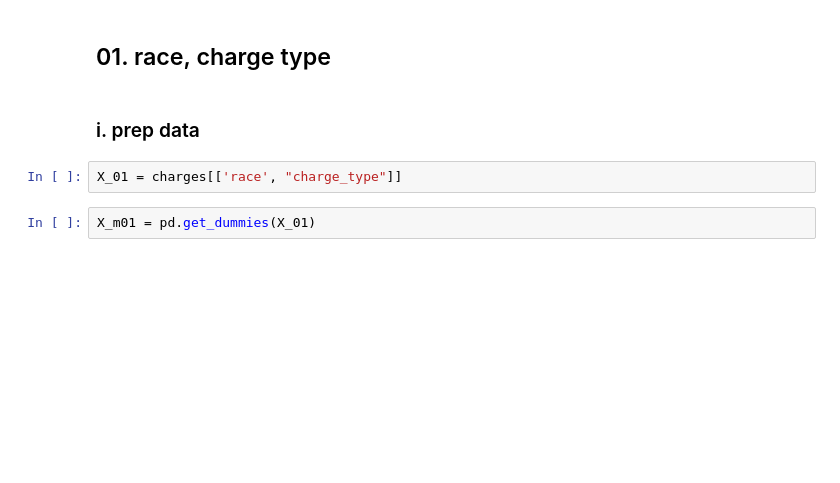
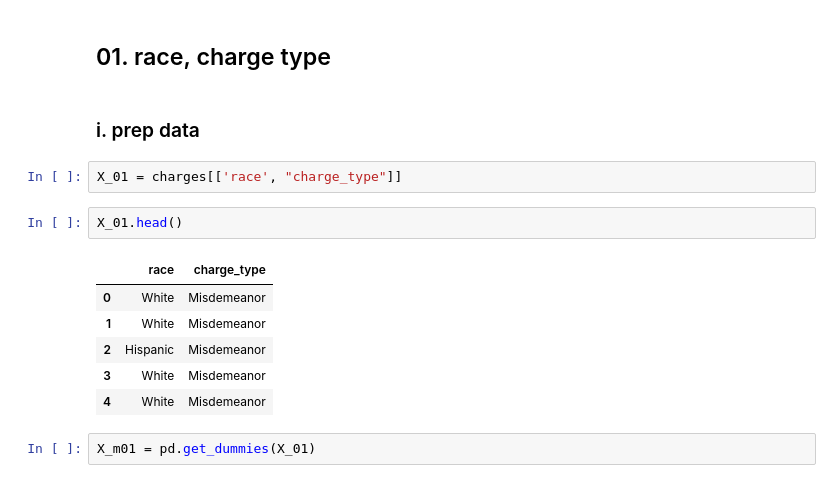
Before and after one commit to code-for-charlottesville/datajustice, a Jupyter notebook: DecisionTree.ipynb, the cells around one changed output. Drawn from its saved outputs; the diff is of its cells as text; blank space fills up the shorter version.

```diff
--- a/DecisionTree.ipynb
+++ b/DecisionTree.ipynb
@@ -239,5 +257,14 @@ print(text_tree_dt_m00)
 ### i. prep data
 # %%
 X_01 = charges[['race', "charge_type"]]
+# %%
+X_01.head()
+# %% [output]
+|  | race | charge_type |
+| 0 | White | Misdemeanor |
+| 1 | White | Misdemeanor |
+| 2 | Hispanic | Misdemeanor |
+| 3 | White | Misdemeanor |
+| 4 | White | Misdemeanor |
 # %%
 X_m01 = pd.get_dummies(X_01)
```
Also changed, not shown: parts of 5 cells of this notebook.
